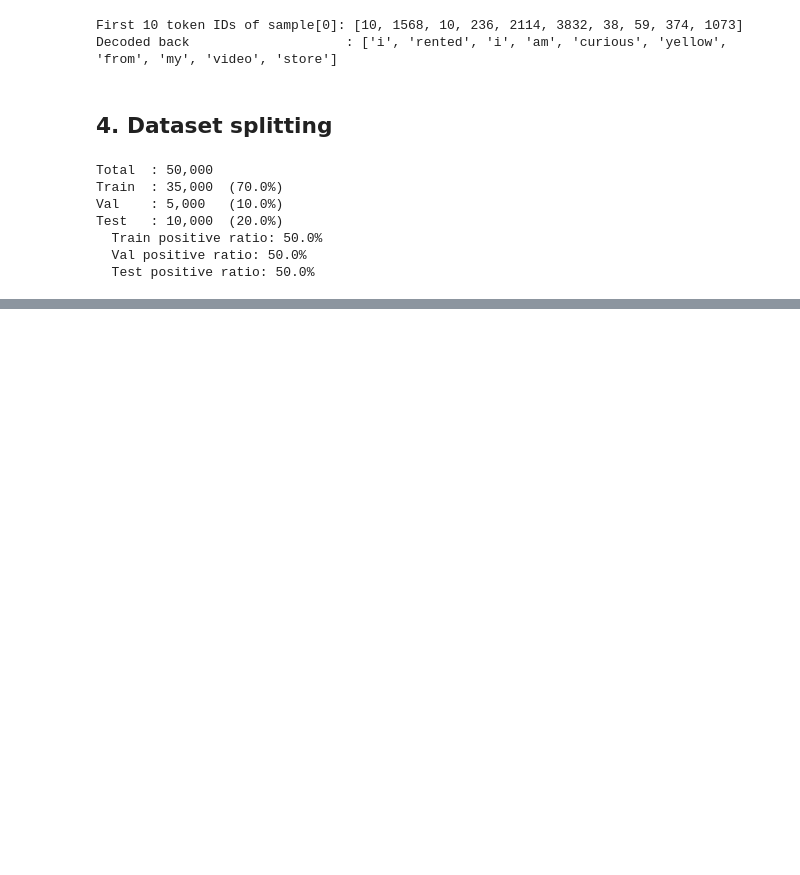
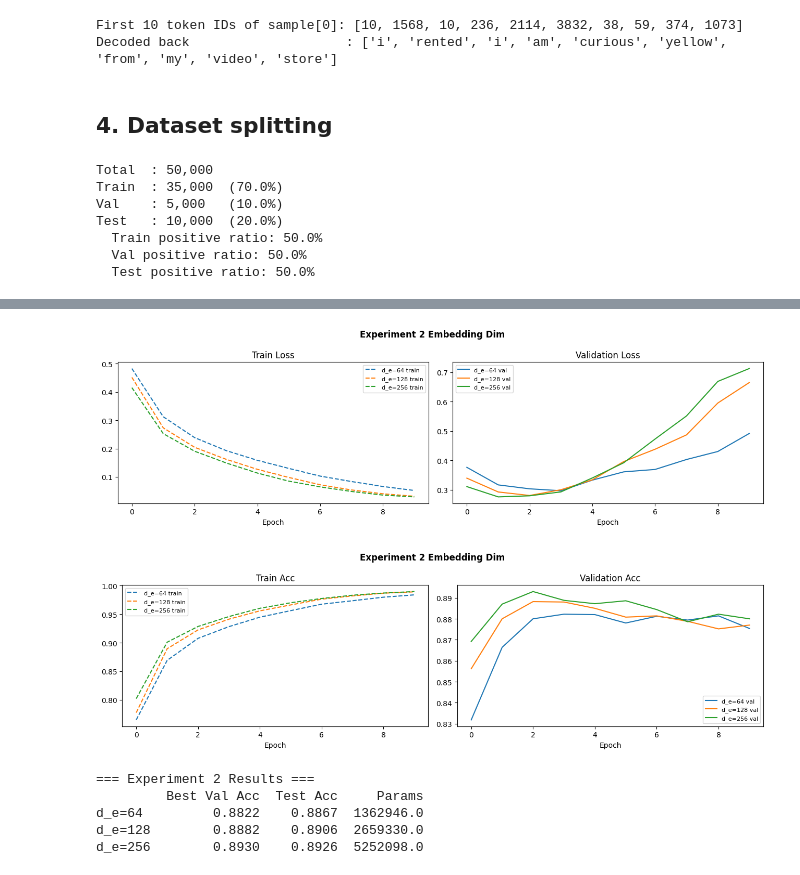
Before and after one commit to dateddy/523V0015_523K0078_Midterm, a Jupyter notebook: notebooks/02_mlp.ipynb, the cells around one changed output, grey strips where cells are left out. Drawn from its saved outputs; the diff is of its cells as text; code cells hidden in the pictures; blank space fills up the shorter version.

```diff
--- a/notebooks/02_mlp.ipynb
+++ b/notebooks/02_mlp.ipynb
@@ -162,0 +427,26 @@ Test   : 10,000  (20.0%)
+# %%
+# Replace hidden_dims with the winner from Experiment 1
+BEST_HIDDEN_DIMS = [256, 256]  # ← update after running Experiment 1
+
+embed_configs = {
+    'd_e=64':  {'embed_dim': 64,  'hidden_dims': BEST_HIDDEN_DIMS, 'dropout': 0.3},
+    'd_e=128': {'embed_dim': 128, 'hidden_dims': BEST_HIDDEN_DIMS, 'dropout': 0.3},
+    'd_e=256': {'embed_dim': 256, 'hidden_dims': BEST_HIDDEN_DIMS, 'dropout': 0.3},
+}
+
+embed_histories, embed_results = {}, {}
+
+for name, cfg in embed_configs.items():
+    print(f'\n── Training: {name} ──')
+    hist, best_val, test_acc, n_params = train_model(cfg, num_epochs=NUM_EPOCHS)
+    embed_histories[name] = hist
+    embed_results[name]   = {'best_val_acc': best_val, 'test_acc': test_acc, 'params': n_params}
+
+plot_curves(embed_histories, metric='loss', title='Experiment 2 Embedding Dim')
+plot_curves(embed_histories, metric='acc',  title='Experiment 2 Embedding Dim')
+
+print('\n=== Experiment 2 Results ===')
+df2 = pd.DataFrame(embed_results).T
+df2.columns = ['Best Val Acc', 'Test Acc', 'Params']
+print(df2.to_string())
+# %% [output]
@@ -162,0 +470,7 @@ Test   : 10,000  (20.0%)
+[figure, added]
+[figure, added]
+=== Experiment 2 Results ===
+         Best Val Acc  Test Acc     Params
+d_e=64         0.8822    0.8867  1362946.0
+d_e=128        0.8882    0.8906  2659330.0
+d_e=256        0.8930    0.8926  5252098.0
```
Also changed, not shown: parts of 19 cells of this notebook, 6 other files.
